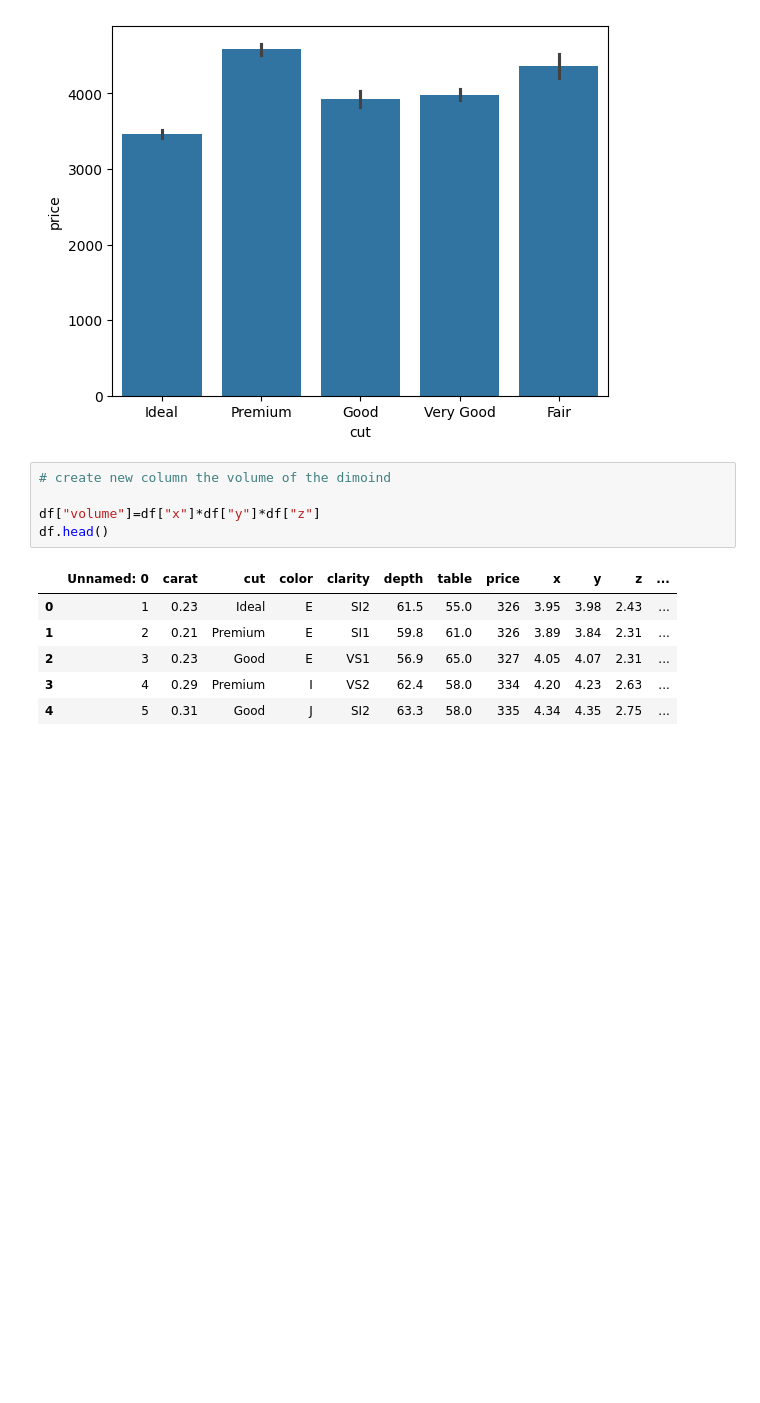
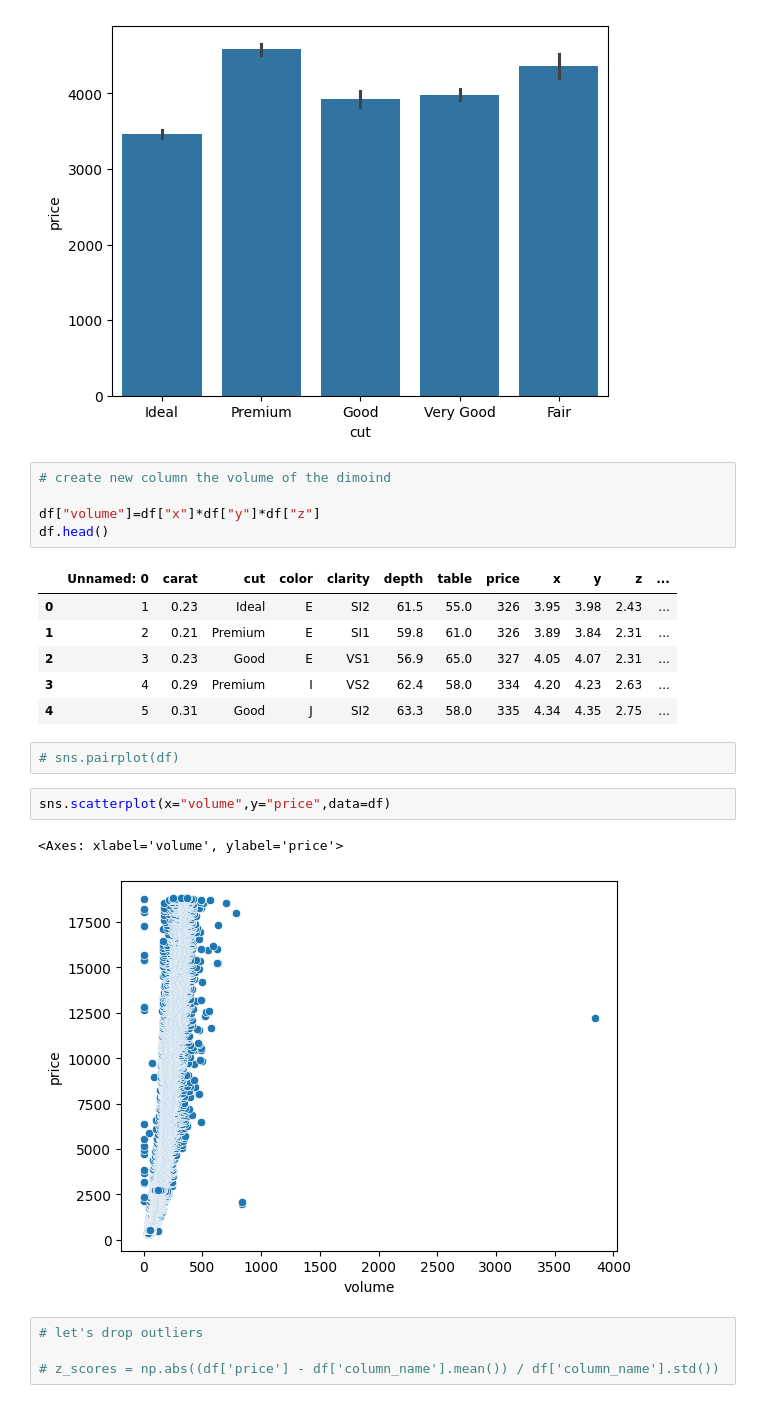
Before and after one commit to RaneemGhalion/Dimond, a Jupyter notebook: dimonds.ipynb, the cells around one changed output. Drawn from its saved outputs; the diff is of its cells as text; blank space fills up the shorter version.

```diff
--- a/dimonds.ipynb
+++ b/dimonds.ipynb
@@ -100,3 +102,14 @@ df.head()
 | 2 | 3 | 0.23 | Good | E | VS1 | 56.9 | 65.0 | 327 | 4.05 | 4.07 | 2.31 | ... |
 | 3 | 4 | 0.29 | Premium | I | VS2 | 62.4 | 58.0 | 334 | 4.20 | 4.23 | 2.63 | ... |
 | 4 | 5 | 0.31 | Good | J | SI2 | 63.3 | 58.0 | 335 | 4.34 | 4.35 | 2.75 | ... |
+# %%
+# sns.pairplot(df)
+# %%
+sns.scatterplot(x="volume",y="price",data=df)
+# %% [output]
+<Axes: xlabel='volume', ylabel='price'>
+[figure, added]
+# %%
+# let's drop outliers
+
+# z_scores = np.abs((df['price'] - df['column_name'].mean()) / df['column_name'].std())
```
Also changed, not shown: parts of 7 cells of this notebook.
